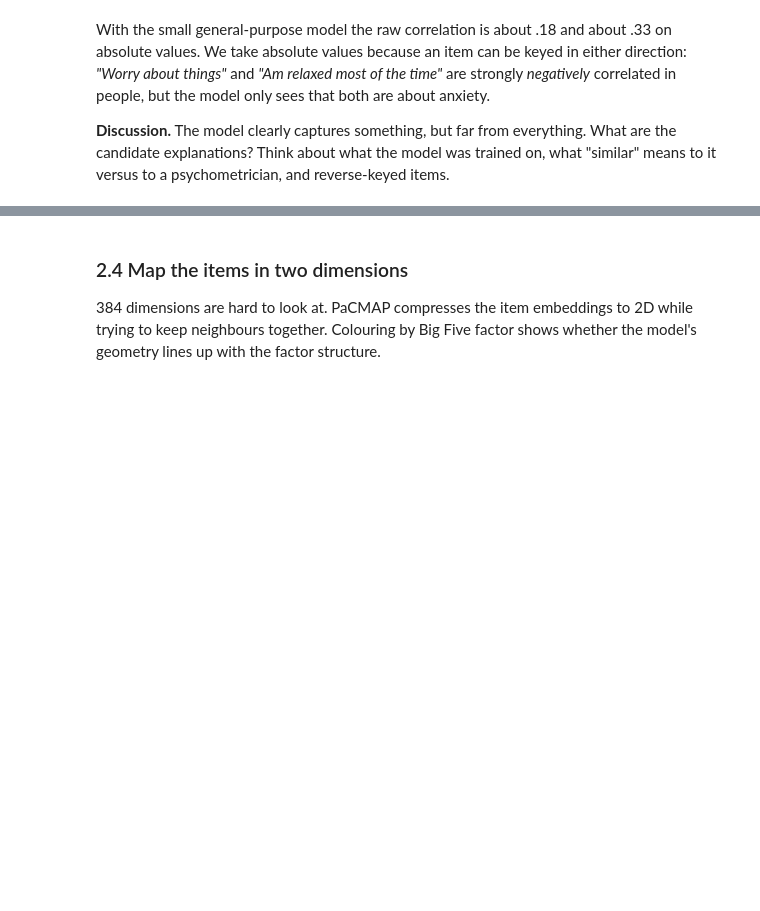
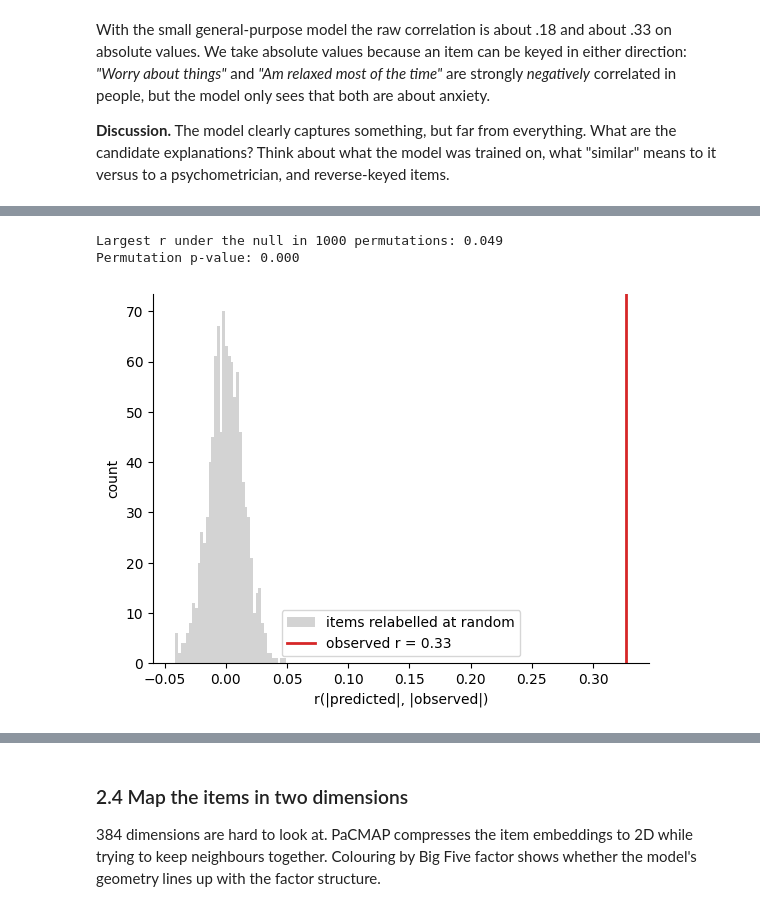
Before and after one commit to leonardozaggia/PONS_material, a Jupyter notebook: 02_personality.ipynb, the cells around one changed output, grey strips where cells are left out. Saved outputs shown, nothing was run; the diff lists cells and outputs as text; code cells hidden in the pictures; blank space fills up the shorter version.

```diff
--- a/02_personality.ipynb
+++ b/02_personality.ipynb
@@ -204,0 +215,25 @@ With the small general-purpose model the raw correlation is about .18 and about
+# %%
+def permutation_null(predicted, observed, n_perm=1000, seed=0):
+    """Relabel the items in the observed matrix at random and recompute r(|predicted|, |observed|)."""
+    rng = np.random.default_rng(seed)
+    rows, cols = np.triu_indices(len(observed), k=1)
+    pred_flat = np.abs(predicted.values[rows, cols])
+    obs_values = np.abs(observed.values)
+    null = np.empty(n_perm)
+    for i in range(n_perm):
+        p = rng.permutation(len(observed))
+        null[i] = np.corrcoef(pred_flat, obs_values[np.ix_(p, p)][rows, cols])[0, 1]
+    return null
+
+observed_r = pred_flat.abs().corr(obs_flat.abs())
+null_r = permutation_null(predicted_aligned, observed_aligned)
+
+plt.hist(null_r, bins=40, color="lightgrey", label="items relabelled at random")
+plt.axvline(observed_r, color="C3", linewidth=2, label=f"observed r = {observed_r:.2f}")
+plt.xlabel("r(|predicted|, |observed|)"); plt.ylabel("count"); plt.legend(); sns.despine()
+print(f"Largest r under the null in {len(null_r)} permutations: {null_r.max():.3f}")
+print(f"Permutation p-value: {(null_r >= observed_r).mean():.3f}")
+# %% [output]
+Largest r under the null in 1000 permutations: 0.049
+Permutation p-value: 0.000
+[figure, added]
```
Also changed, not shown: parts of 19 cells of this notebook, 5 other files.
